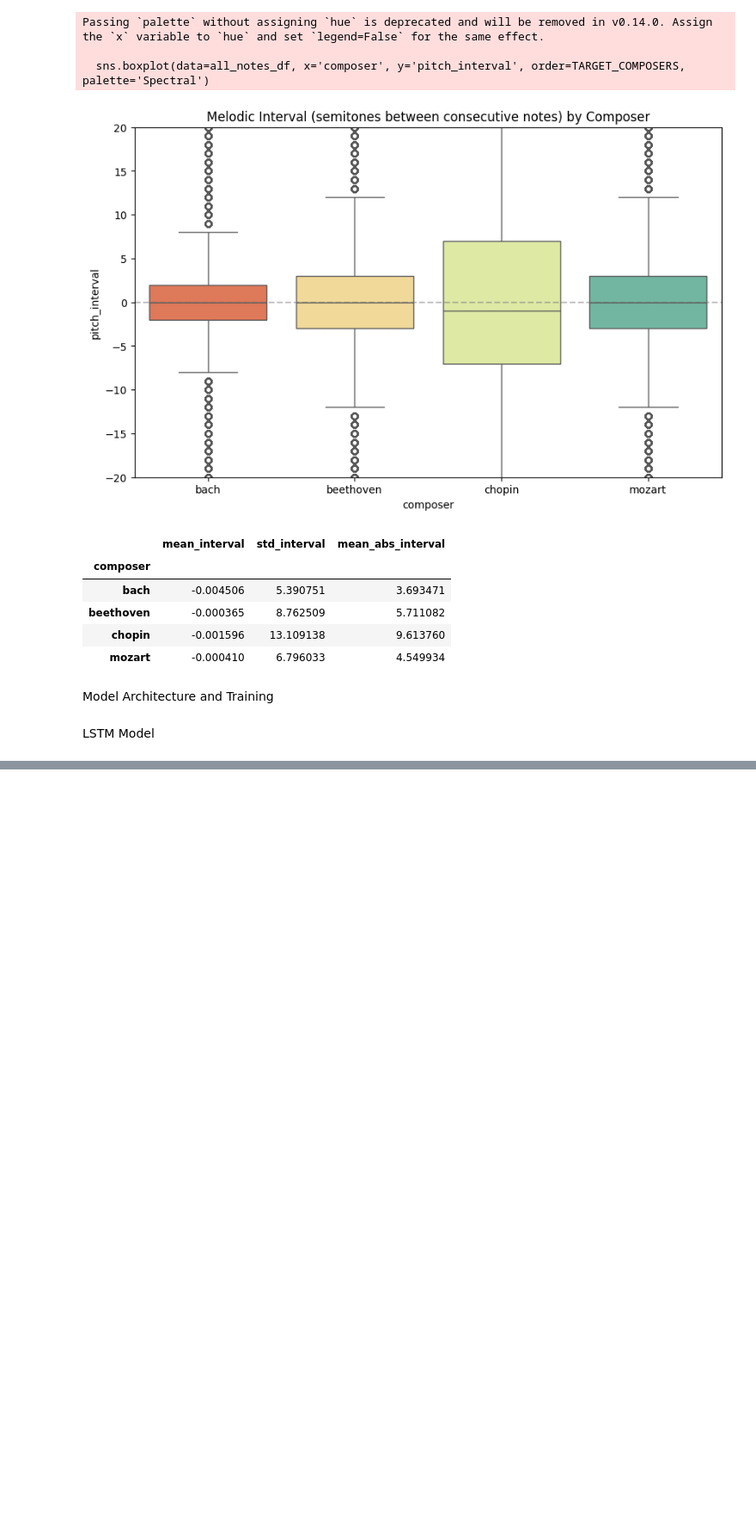
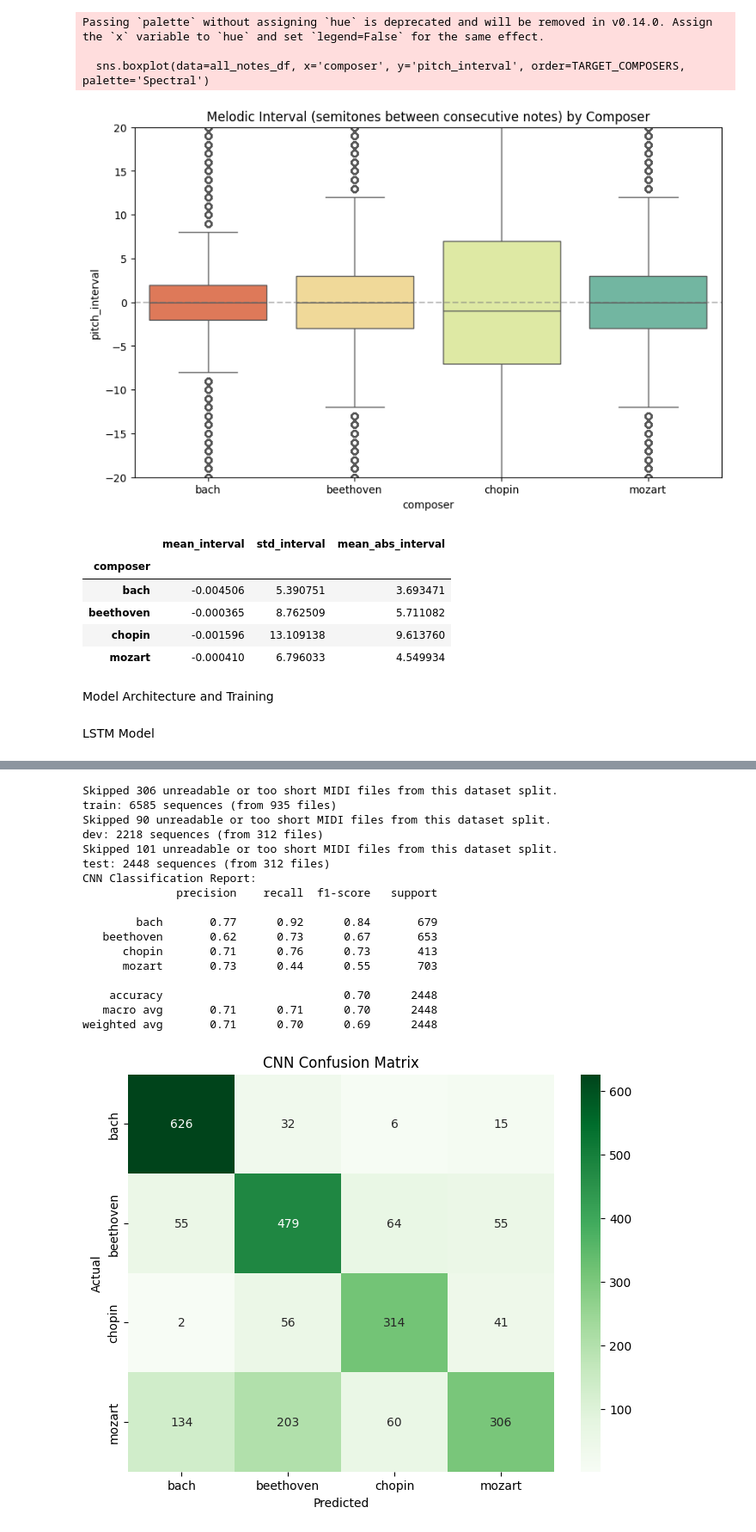
Before and after one commit to dsims21/AAI-511_Music-Identifier, a Jupyter notebook: AAI_511_Group_6_Final_Project.ipynb, the cells around one changed output, grey strips where cells are left out. Shown at 86% size. Saved outputs shown, nothing was run; the diff lists cells and outputs as text; code cells hidden in the pictures; blank space fills up the shorter version.

```diff
--- a/AAI_511_Group_6_Final_Project.ipynb
+++ b/AAI_511_Group_6_Final_Project.ipynb
@@ -937,0 +973,51 @@ weighted avg       0.26      0.45      0.33      2275
+# %%
+# Evaluate CNN Model
+args_cnn = parse_args(args=['--model', 'cnn'])
+checkpoint_cnn = torch.load('outputs/cnn/best.pt', map_location='cpu', weights_only=False)
+mapping_cnn = checkpoint_cnn['composer_to_idx']
+inv_mapping_cnn = {v: k for k, v in mapping_cnn.items()}
+
+model_cnn = CNNClassifier(len(mapping_cnn))
+model_cnn.load_state_dict(checkpoint_cnn['state_dict'])
+model_cnn.eval()
+
+loaders_cnn, _ = make_loaders(args_cnn)
+
+all_preds_cnn, all_labels_cnn = [], []
+with torch.no_grad():
+    for sequence, labels in loaders_cnn['test']:
+        logits = model_cnn(sequence)
+        preds = logits.argmax(dim=1)
+        all_preds_cnn.extend(preds.tolist())
+        all_labels_cnn.extend(labels.tolist())
+
+target_names_cnn = [inv_mapping_cnn[i] for i in range(len(mapping_cnn))]
+print("CNN Classification Report:")
+print(classification_report(all_labels_cnn, all_preds_cnn, target_names=target_names_cnn))
+
+cm_cnn = confusion_matrix(all_labels_cnn, all_preds_cnn)
+plt.figure(figsize=(8, 6))
+sns.heatmap(cm_cnn, annot=True, fmt='d', xticklabels=target_names_cnn, yticklabels=target_names_cnn, cmap='Greens')
+plt.xlabel('Predicted')
+plt.ylabel('Actual')
+plt.title('CNN Confusion Matrix')
+plt.show()
+# %% [output]
+Skipped 306 unreadable or too short MIDI files from this dataset split.
+train: 6585 sequences (from 935 files)
+Skipped 90 unreadable or too short MIDI files from this dataset split.
+dev: 2218 sequences (from 312 files)
+Skipped 101 unreadable or too short MIDI files from this dataset split.
+test: 2448 sequences (from 312 files)
+CNN Classification Report:
+              precision    recall  f1-score   support
+
+        bach       0.77      0.92      0.84       679
+   beethoven       0.62      0.73      0.67       653
+      chopin       0.71      0.76      0.73       413
+      mozart       0.73      0.44      0.55       703
+
+    accuracy                           0.70      2448
+   macro avg       0.71      0.71      0.70      2448
+weighted avg       0.71      0.70      0.69      2448
+[figure, added]
```
Also changed, not shown: parts of 11 cells of this notebook.
